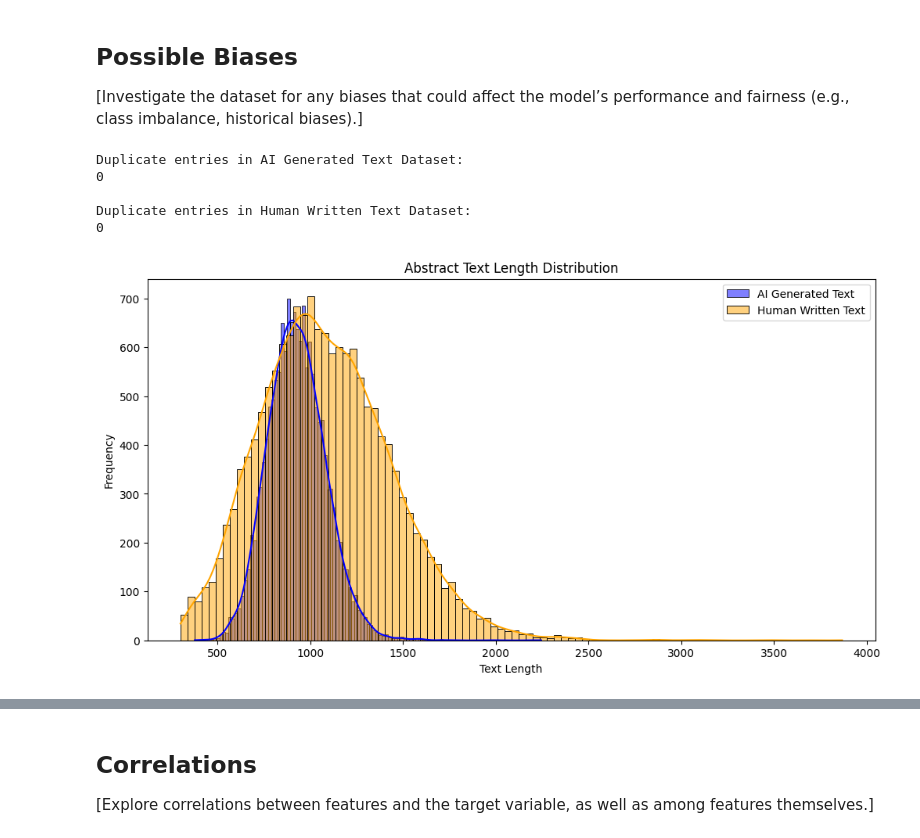
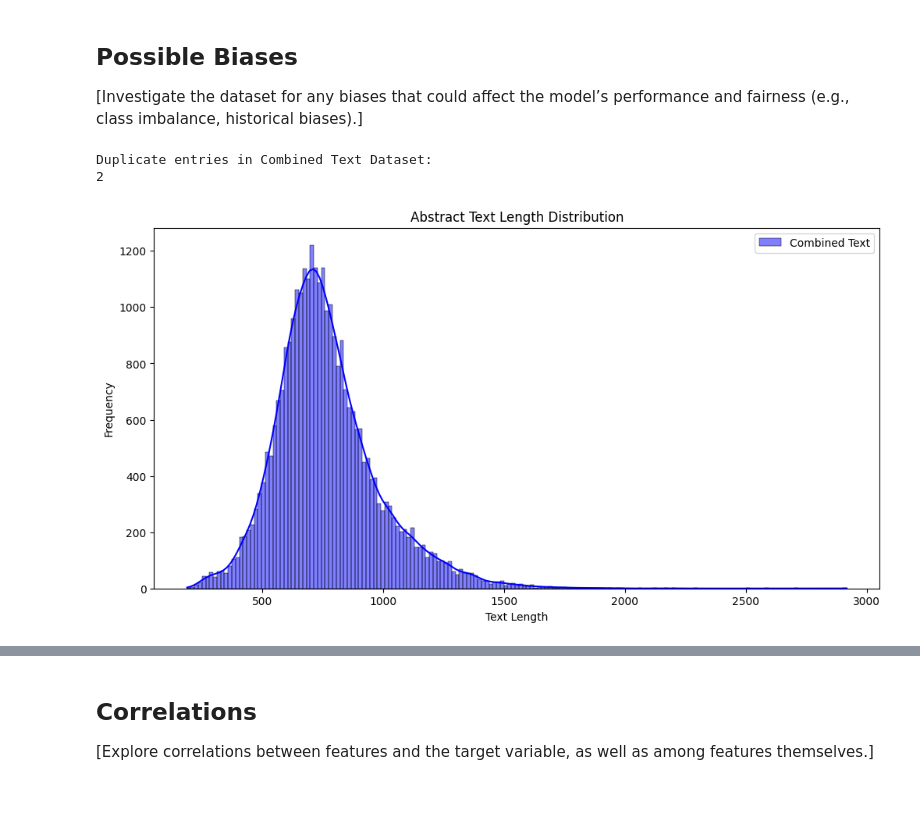
Before and after one commit to JawwadQammar/Distinguishing-AI-Generated-Text-from-Human-Writing, a Jupyter notebook: 1_DatasetCharacteristics/exploratory_data_analysis.ipynb, the cells around one changed output, grey strips where cells are left out. Drawn from its saved outputs; the diff is of its cells as text; code cells hidden in the pictures; blank space fills up the shorter version.

```diff
--- a/1_DatasetCharacteristics/exploratory_data_analysis.ipynb
+++ b/1_DatasetCharacteristics/exploratory_data_analysis.ipynb
@@ -79,13 +112,20 @@ Example data:
 
 [Identify any missing values in the dataset, and describe your approach to handle them if there are any. If there are no missing values simply indicate that there are none.]
 # %%
-# Check for missing values
+# Drop the unnecessary columns 'Unnamed: 0.1', 'Unnamed: 0', and 'id' from the DataFrame.
+# These columns may be redundant or irrelevant for the text classification task.
+df = df.drop(['Unnamed: 0.1', 'Unnamed: 0', 'id'], axis=1)
+
+
 # Check for missing values
 print("\nMissing values in AI Generated Text Dataset:")
 print(df_ai.isnull().sum())
 
 print("\nMissing values in Human Written Text Dataset:")
 print(df_hu.isnull().sum())
+
+print("\nMissing values in Combined Text Dataset:")
+print(df.isnull().sum())  # Check each column in the DataFrame for missing values and count how many are present.
 # %% [output]
 Missing values in AI Generated Text Dataset:
 Unnamed: 0.1    0
@@ -128,0 +214,10 @@ plt.show()
+# %%
+# Specify the columns in the DataFrame that contain text data to be cleaned.
+columns_to_clean = ['keyword', 'abstract', 'title']
+
+# Apply the clean_text function to each column in the columns_to_clean list.
+for column in columns_to_clean:
+    df[column] = df[column].apply(clean_text)
+
+# Display the first 5 rows of the DataFrame to inspect the cleaned text data and ensure the cleaning process was successful.
+df.head()
@@ -137,69 +265,49 @@ plt.show()
 # Your code to investigate possible biases goes here
 
 import pandas as pd
 import seaborn as sns
 import matplotlib.pyplot as plt
 
 # Check for duplicate entries
-print("\nDuplicate entries in AI Generated Text Dataset:")
-print(df_ai.duplicated().sum())
-
-print("\nDuplicate entries in Human Written Text Dataset:")
-print(df_hu.duplicated().sum())
+print("\nDuplicate entries in Combined Text Dataset:")
+print(df.duplicated().sum())
 
 # Investigate text length distributions
-if 'abstract' in df_ai.columns and 'abstract' in df_hu.columns:
-    df_ai['text_length'] = df_ai['abstract'].apply(len)
-    df_hu['text_length'] = df_hu['abstract'].apply(len)
+if 'abstract' in df.columns:
+    df['text_length'] = df['abstract'].apply(len)
 
     plt.figure(figsize=(12, 6))
-    sns.histplot(df_ai['text_length'], color='blue', label='AI Generated Text', kde=True)
-    sns.histplot(df_hu['text_length'], color='orange', label='Human Written Text', kde=True)
+    sns.histplot(df['text_length'], color='blue', label='Combined Text', kde=True)
     plt.legend()
     plt.title('Abstract Text Length Distribution')
     plt.xlabel('Text Length')
     plt.ylabel('Frequency')
     plt.show()
 else:
     print("\nNo 'abstract' column found in one or both datasets to analyze text length distribution.")
 
 # Check for missing values
-print("\nMissing values in AI Generated Text Dataset:")
-print(df_ai.isnull().sum())
-
-print("\nMissing values in Human Written Text Dataset:")
-print(df_hu.isnull().sum())
+print("\nMissing values in Combined Text Dataset:")
+print(df.isnull().sum())
 
 # Investigate keyword diversity
-if 'keyword' in df_ai.columns and 'keyword' in df_hu.columns:
-    ai_keywords = df_ai['keyword'].str.split(';').explode().value_counts()
-    hu_keywords = df_hu['keyword'].str.split(';').explode().value_counts()
+if 'keyword' in df.columns:
+    cd_keywords = df['keyword'].str.split(';').explode().value_counts()
 
-    print("\nTop 10 keywords in AI Generated Text Dataset:")
-    print(ai_keywords.head(10))
-
-    print("\nTop 10 keywords in Human Written Text Dataset:")
-    print(hu_keywords.head(10))
+    print("\nTop 10 keywords in Combined Text Dataset:")
+    print(cd_keywords.head(10))
 
     # Keyword diversity comparison
-    unique_ai_keywords = ai_keywords.index.nunique()
-    unique_hu_keywords = hu_keywords.index.nunique()
+    unique_cd_keywords = cd_keywords.index.nunique()
 
-    print(f"\nUnique keywords in AI Generated Text Dataset: {unique_ai_keywords}")
-    print(f"Unique keywords in Human Written Text Dataset: {unique_hu_keywords}")
+    print(f"\nUnique keywords in Combined Text Dataset: {unique_cd_keywords}")
 else:
-    print("\nNo 'keyword' column found in one or both datasets to analyze keyword diversity.")
+    print("\nNo 'keyword' column found in datasets to analyze keyword diversity.")
 
 # Check for ID uniqueness
-print("\nID uniqueness in AI Generated Text Dataset:")
-print(df_ai['id'].is_unique)
-
-print("\nID uniqueness in Human Written Text Dataset:")
-print(df_hu['id'].is_unique)
+# print("\nID uniqueness in Combined Text Dataset:")
+# print(df['id'].is_unique)
 # %% [output]
-Duplicate entries in AI Generated Text Dataset:
-0
-
-Duplicate entries in Human Written Text Dataset:
-0
+Duplicate entries in Combined Text Dataset:
+2
-[figure, old version]
+[figure, new version]
```
Also changed, not shown: parts of 16 cells of this notebook.
